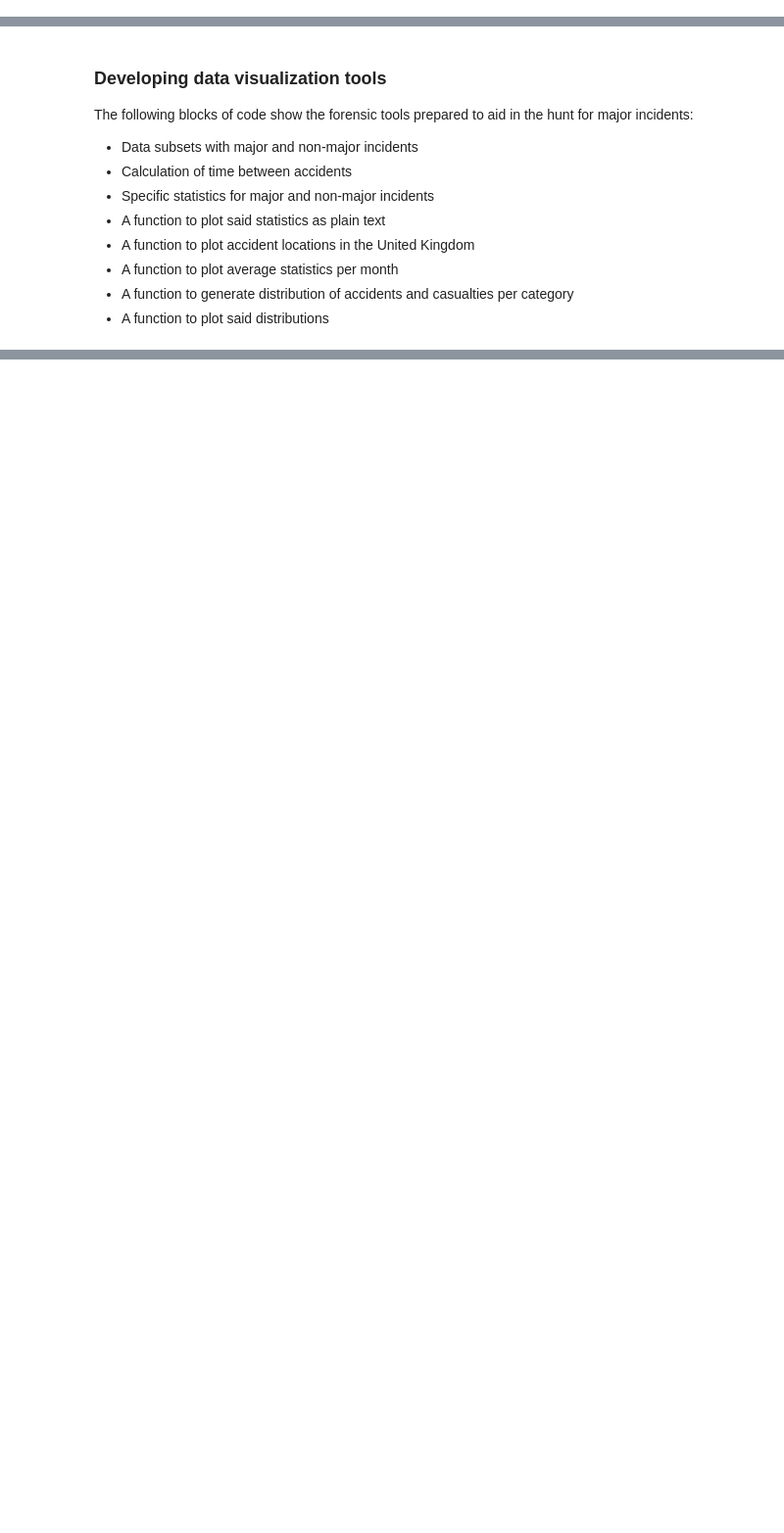
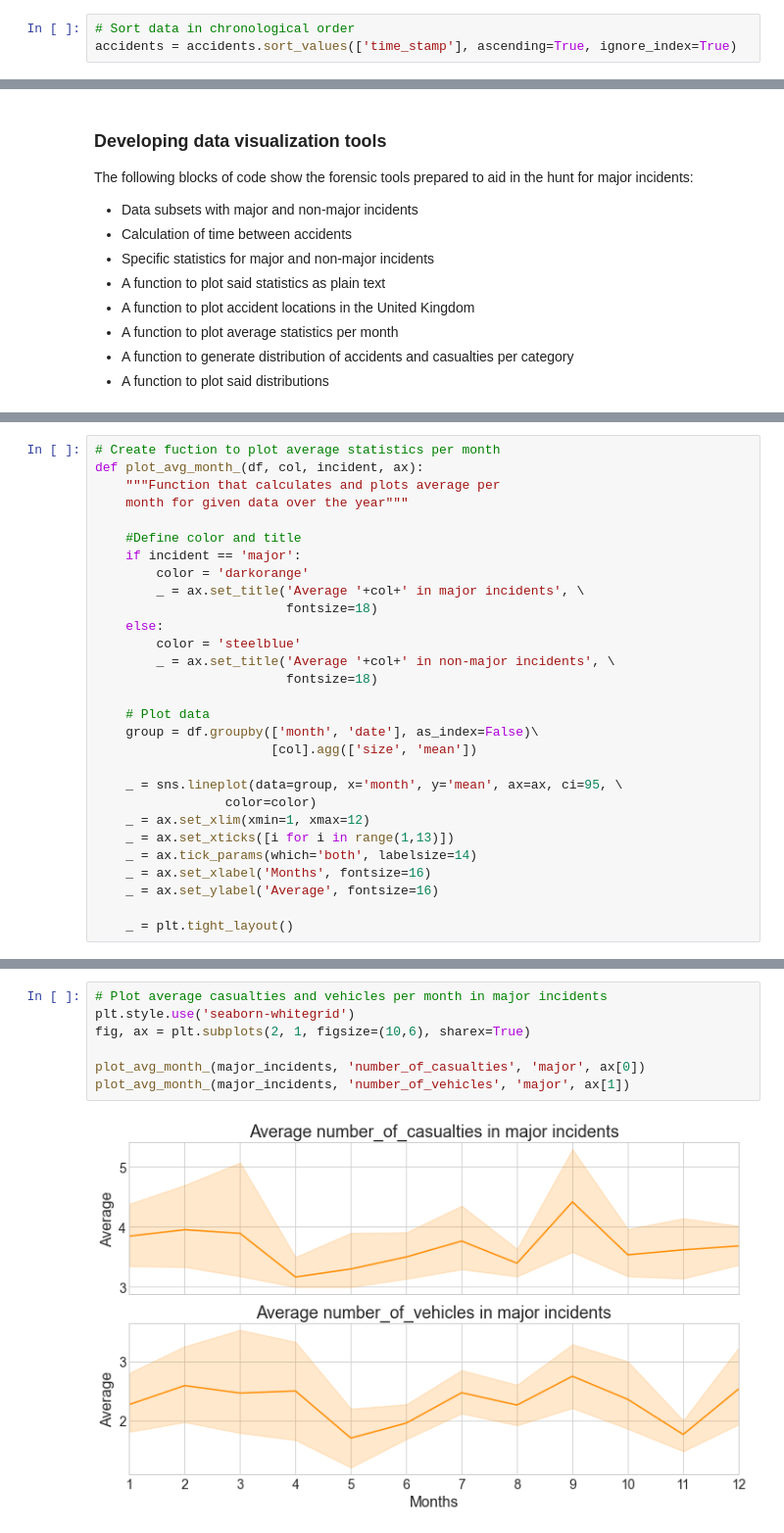
Before and after one commit to SirTee12/Hidden-Killer-on-the-road-Analysis-, a Jupyter notebook: Hidden_killer_on_the_road_analysis.ipynb, the cells around one changed output, grey strips where cells are left out. Shown at 98% size. Saved outputs shown, nothing was run; the diff lists cells and outputs as text; blank space fills up the shorter version.

Commit message:
Created new functions

```diff
--- a/Hidden_killer_on_the_road_analysis.ipynb
+++ b/Hidden_killer_on_the_road_analysis.ipynb
@@ -359 +204,4 @@ accident[categorical] = accident[categorical].astype('category')
+# %%
+# Sort data in chronological order
+accidents = accidents.sort_values(['time_stamp'], ascending=True, ignore_index=True)
 # %%
@@ -629,0 +355,29 @@ plot_monthly_avg(minor_incident, 'number_of_vehicles', 'non-major', ax[1])
+# %%
+# Create fuction to plot average statistics per month
+def plot_avg_month_(df, col, incident, ax):
+    """Function that calculates and plots average per
+    month for given data over the year"""
+
+    #Define color and title
+    if incident == 'major':
+        color = 'darkorange'
+        _ = ax.set_title('Average '+col+' in major incidents', \
+                         fontsize=18)
+    else:
+        color = 'steelblue'
+        _ = ax.set_title('Average '+col+' in non-major incidents', \
+                         fontsize=18)
+
+    # Plot data
+    group = df.groupby(['month', 'date'], as_index=False)\
+                       [col].agg(['size', 'mean'])
+
+    _ = sns.lineplot(data=group, x='month', y='mean', ax=ax, ci=95, \
+                 color=color)
+    _ = ax.set_xlim(xmin=1, xmax=12)
+    _ = ax.set_xticks([i for i in range(1,13)])
+    _ = ax.tick_params(which='both', labelsize=14)
+    _ = ax.set_xlabel('Months', fontsize=16)
+    _ = ax.set_ylabel('Average', fontsize=16)
+
+    _ = plt.tight_layout()
@@ -629,0 +504,9 @@ plot_monthly_avg(minor_incident, 'number_of_vehicles', 'non-major', ax[1])
+# %%
+# Plot average casualties and vehicles per month in major incidents
+plt.style.use('seaborn-whitegrid')
+fig, ax = plt.subplots(2, 1, figsize=(10,6), sharex=True)
+
+plot_avg_month_(major_incidents, 'number_of_casualties', 'major', ax[0])
+plot_avg_month_(major_incidents, 'number_of_vehicles', 'major', ax[1])
+# %% [output]
+[figure, added]
```
Also changed, not shown: parts of 114 cells of this notebook.
